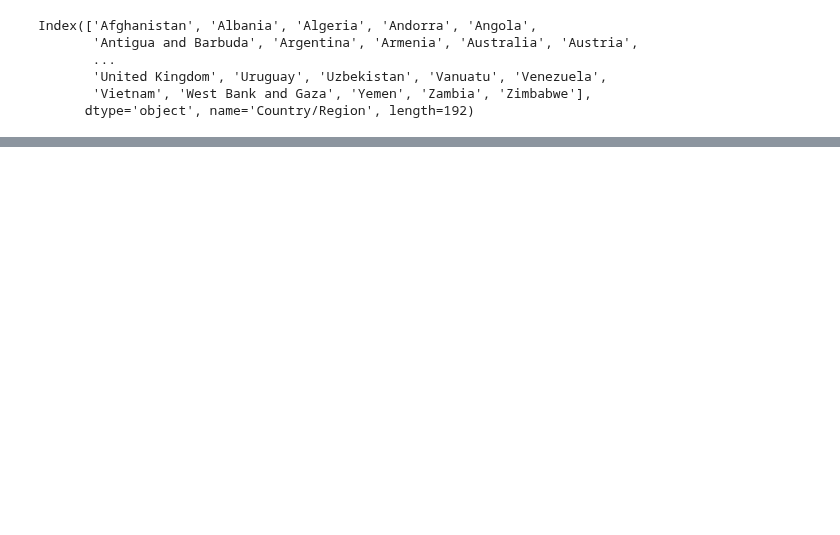
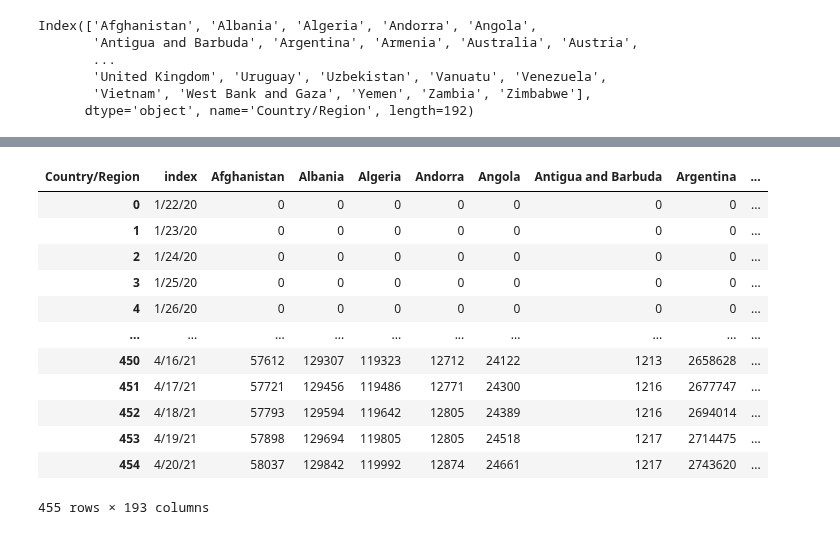
Before and after one commit to iannjari/covid-19-cases-and-mortality-forecaster, a Jupyter notebook: Data Preview.ipynb, the cells around one changed output, grey strips where cells are left out. Saved outputs shown, nothing was run; the diff lists cells and outputs as text; code cells hidden in the pictures; blank space fills up the shorter version.

```diff
--- a/Data Preview.ipynb
+++ b/Data Preview.ipynb
@@ -472 +471,17 @@ df1
+# %%
+df1
+# %% [output]
+| Country/Region | index | Afghanistan | Albania | Algeria | Andorra | Angola | Antigua and Barbuda | Argentina | ... |
+| 0 | 1/22/20 | 0 | 0 | 0 | 0 | 0 | 0 | 0 | ... |
+| 1 | 1/23/20 | 0 | 0 | 0 | 0 | 0 | 0 | 0 | ... |
+| 2 | 1/24/20 | 0 | 0 | 0 | 0 | 0 | 0 | 0 | ... |
+| 3 | 1/25/20 | 0 | 0 | 0 | 0 | 0 | 0 | 0 | ... |
+| 4 | 1/26/20 | 0 | 0 | 0 | 0 | 0 | 0 | 0 | ... |
+| ... | ... | ... | ... | ... | ... | ... | ... | ... | ... |
+| 450 | 4/16/21 | 57612 | 129307 | 119323 | 12712 | 24122 | 1213 | 2658628 | ... |
+| 451 | 4/17/21 | 57721 | 129456 | 119486 | 12771 | 24300 | 1216 | 2677747 | ... |
+| 452 | 4/18/21 | 57793 | 129594 | 119642 | 12805 | 24389 | 1216 | 2694014 | ... |
+| 453 | 4/19/21 | 57898 | 129694 | 119805 | 12805 | 24518 | 1217 | 2714475 | ... |
+| 454 | 4/20/21 | 58037 | 129842 | 119992 | 12874 | 24661 | 1217 | 2743620 | ... |
+455 rows × 193 columns
 # %%
```
Also changed, not shown: parts of 27 cells of this notebook.
